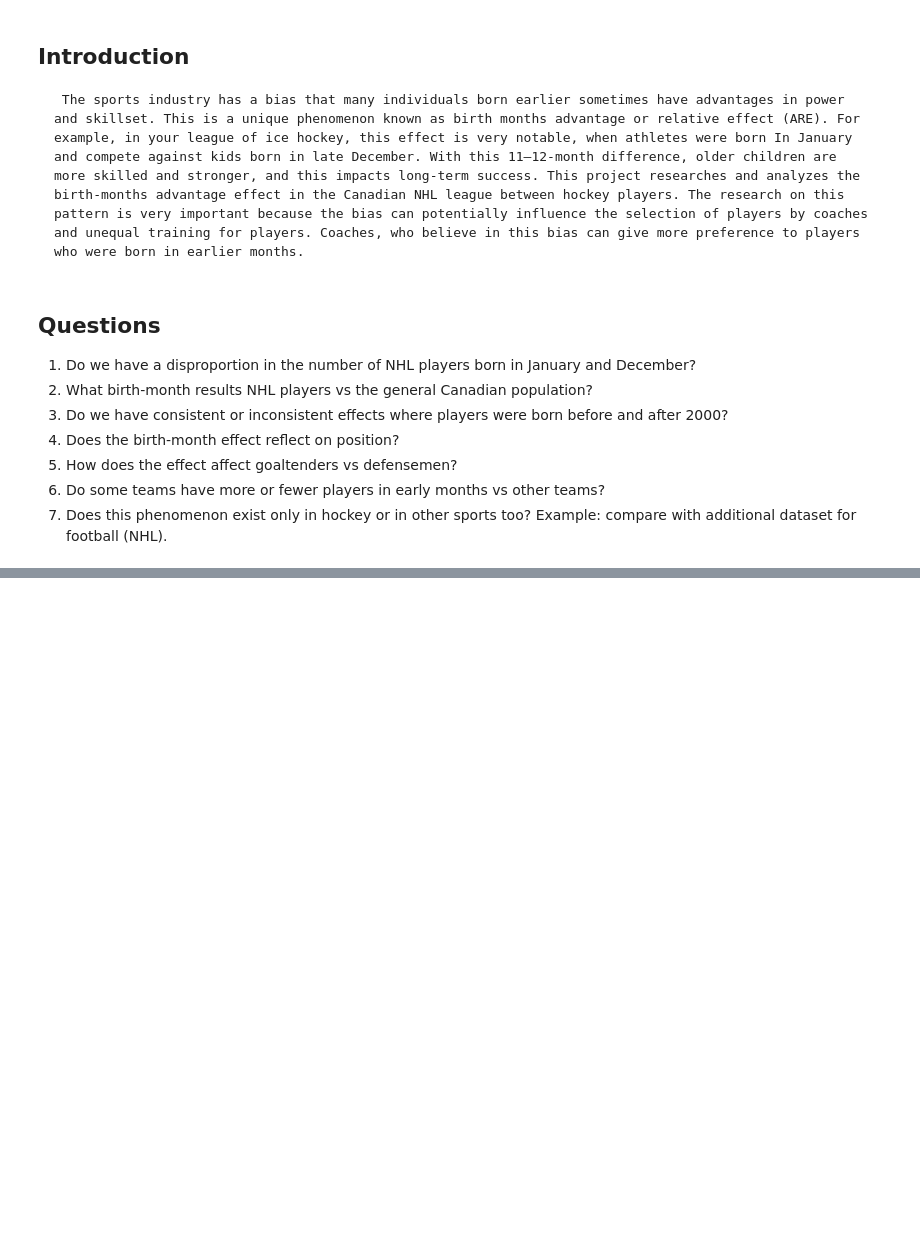
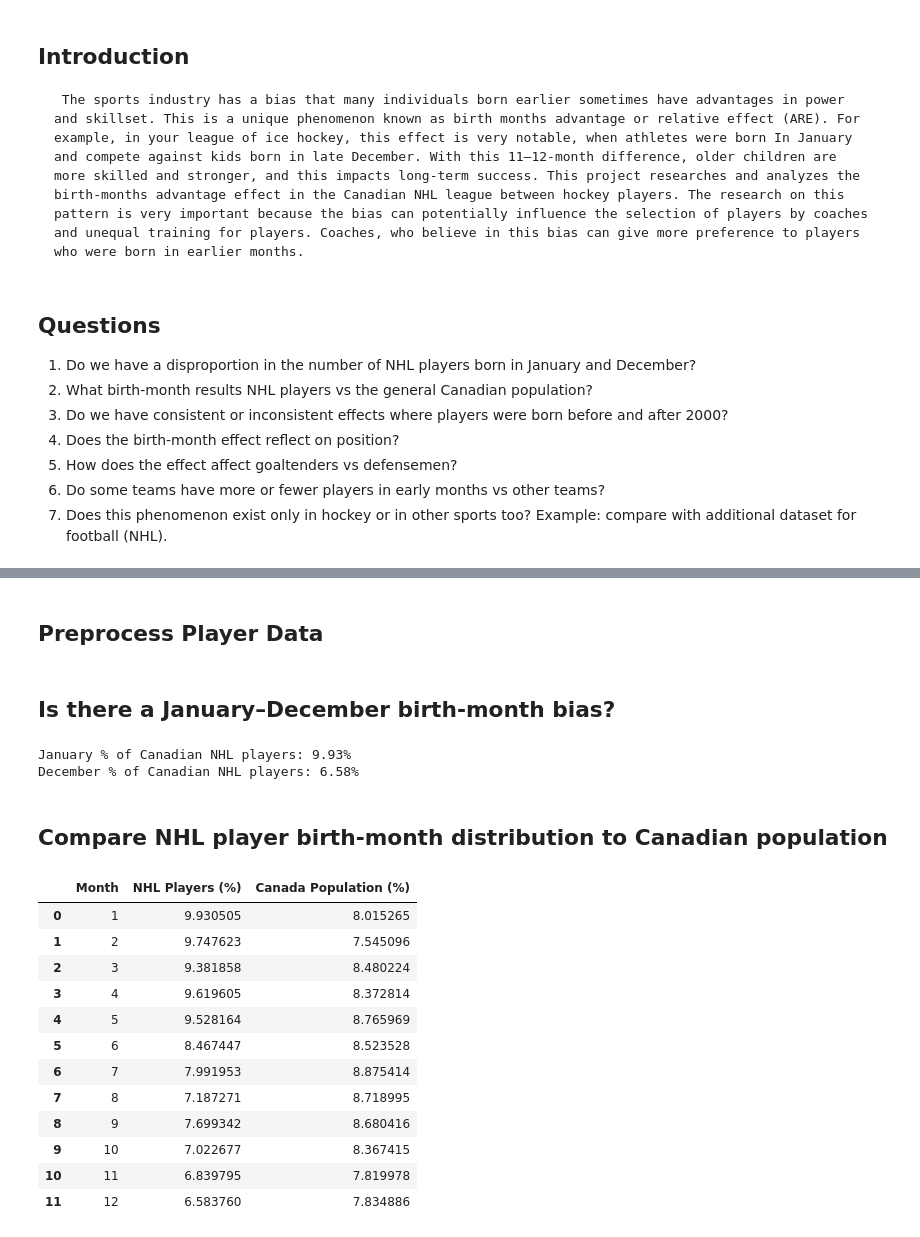
Before and after one commit to olavrenin-data-scientist/Project2_Wong_Edusah_Lavrenin, a Jupyter notebook: Oleksii.ipynb, the cells around one changed output, grey strips where cells are left out. Cells and saved outputs as stored; diff of their text form; code cells hidden in the pictures; blank space fills up the shorter version.

```diff
--- a/Oleksii.ipynb
+++ b/Oleksii.ipynb
@@ -134,0 +85,2 @@ comparison_df
+# %% [markdown]
+## Preprocess Player Data
@@ -134,0 +98,47 @@ comparison_df
+# %% [markdown]
+## Is there a January–December birth-month bias?
+# %%
+jan_pct_nhl = (canadian_players['birth_month'] == 1).mean() * 100
+dec_pct_nhl = (canadian_players['birth_month'] == 12).mean() * 100
+
+print(f"January % of Canadian NHL players: {jan_pct_nhl:.2f}%")
+print(f"December % of Canadian NHL players: {dec_pct_nhl:.2f}%")
+# %% [output]
+January % of Canadian NHL players: 9.93%
+December % of Canadian NHL players: 6.58%
+# %% [markdown]
+## Compare NHL player birth-month distribution to Canadian population
+# %%
+# Canadian birth month distribution
+canadian_births_by_month = canadian_births_df.groupby('month')['births'].sum()
+canadian_births_pct = canadian_births_by_month / canadian_births_by_month.sum() * 100
+
+# NHL player birth month distribution
+nhl_birth_month_counts = canadian_players['birth_month'].value_counts().sort_index()
+nhl_birth_month_pct = nhl_birth_month_counts / nhl_birth_month_counts.sum() * 100
+
+# Align both distributions
+nhl_birth_month_pct = nhl_birth_month_pct.reindex(range(1, 13), fill_value=0)
+canadian_births_pct = canadian_births_pct.reindex(range(1, 13), fill_value=0)
+
+# Print side-by-side
+comparison_df = pd.DataFrame({
+    'Month': range(1, 13),
+    'NHL Players (%)': nhl_birth_month_pct.values,
+    'Canada Population (%)': canadian_births_pct.values
+})
+comparison_df
+# %% [output]
+|  | Month | NHL Players (%) | Canada Population (%) |
+| 0 | 1 | 9.930505 | 8.015265 |
+| 1 | 2 | 9.747623 | 7.545096 |
+| 2 | 3 | 9.381858 | 8.480224 |
+| 3 | 4 | 9.619605 | 8.372814 |
+| 4 | 5 | 9.528164 | 8.765969 |
+| 5 | 6 | 8.467447 | 8.523528 |
+| 6 | 7 | 7.991953 | 8.875414 |
+| 7 | 8 | 7.187271 | 8.718995 |
+| 8 | 9 | 7.699342 | 8.680416 |
+| 9 | 10 | 7.022677 | 8.367415 |
+| 10 | 11 | 6.839795 | 7.819978 |
+| 11 | 12 | 6.583760 | 7.834886 |
```
Also changed, not shown: parts of 12 cells of this notebook, 2 other files.
